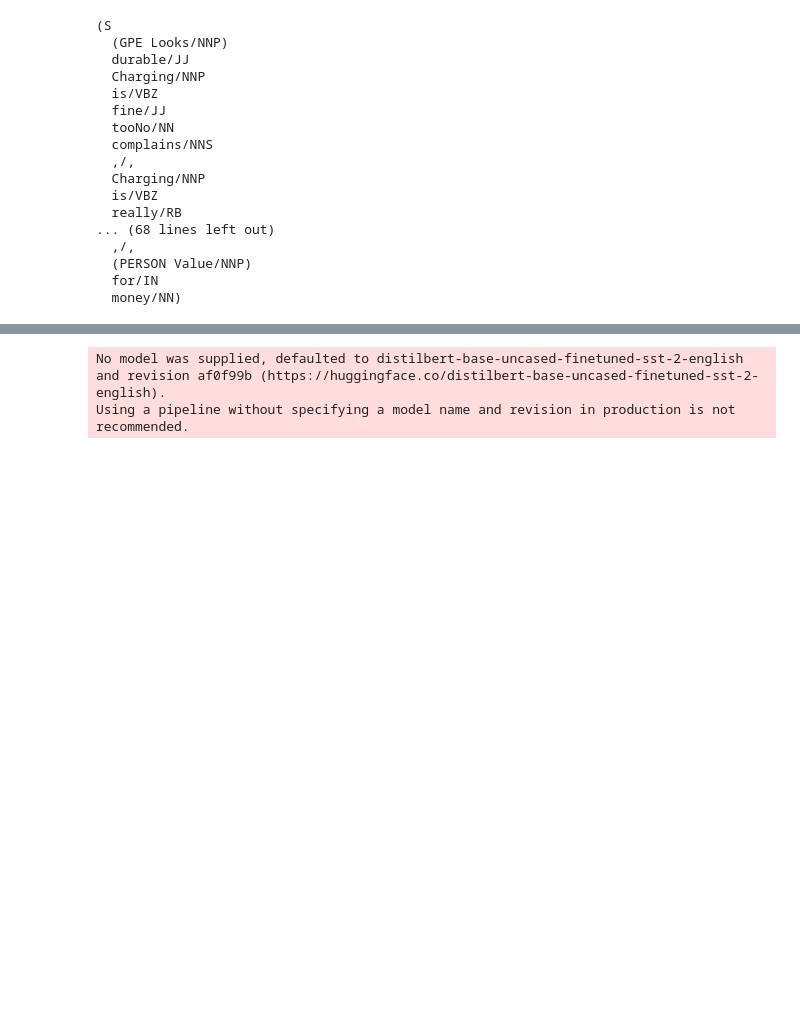
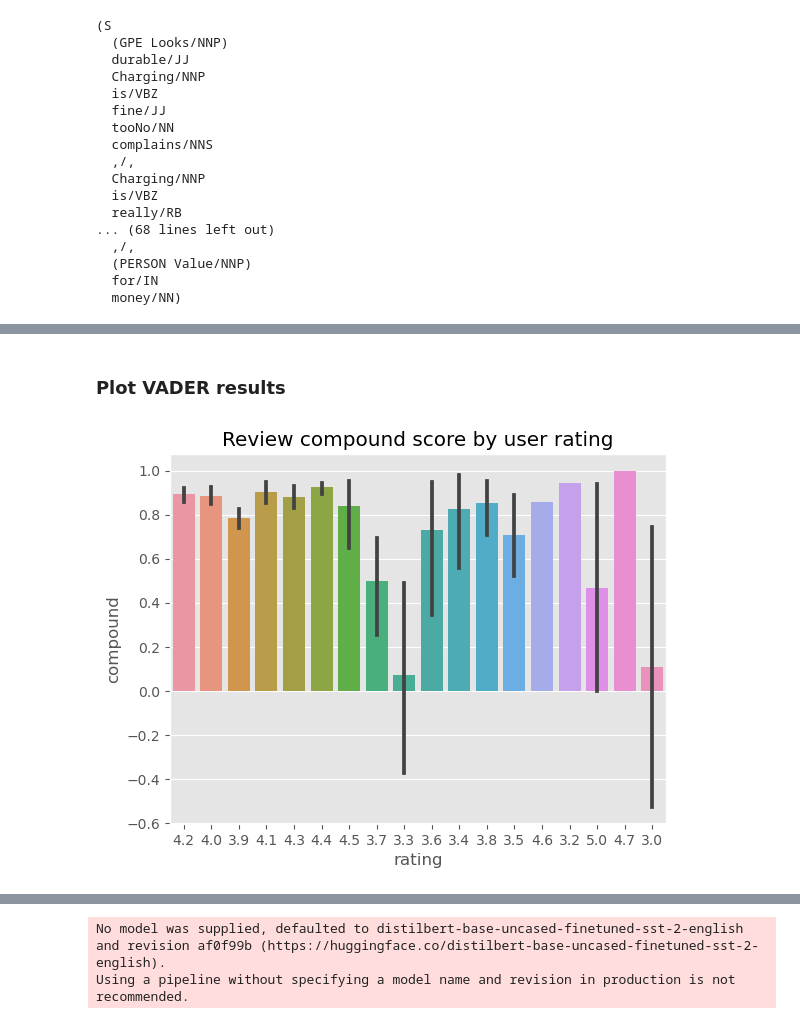
Before and after one commit to Anishmeka/CourseProject, a Jupyter notebook: 410_project.ipynb, the cells around one changed output, grey strips where cells are left out. Drawn from its saved outputs; the diff is of its cells as text; code cells hidden in the pictures; blank space fills up the shorter version.

Commit message:
vader model

```diff
--- a/410_project.ipynb
+++ b/410_project.ipynb
@@ -117,0 +125,5 @@ VADER (Valence Aware Dictionary and sEntiment Reasoner) - Bag of words approach
+# %%
+from nltk.sentiment import SentimentIntensityAnalyzer
+from tqdm.notebook import tqdm
+
+analyzer_obj = SentimentIntensityAnalyzer()
@@ -117,0 +144,12 @@ VADER (Valence Aware Dictionary and sEntiment Reasoner) - Bag of words approach
+# %%
+# Get the polarity scores for the entire dataset
+results = {}
+for idx, row in tqdm(df.iterrows(), total=len(df)):
+    d = analyzer_obj.polarity_scores(row['review_content'])
+    d['review_id'] = row['review_id']
+    results[idx] = d
+# %%
+# convert sentiment scores to pandas dataframe
+
+vaders_df = pd.DataFrame(results).T
+vaders_df.head()
@@ -117,0 +163,5 @@ VADER (Valence Aware Dictionary and sEntiment Reasoner) - Bag of words approach
+# %%
+# combine sentiment scoring with metadata
+
+vaders_df = vaders_df.merge(df, how="left")
+vaders_df.head()
@@ -117,0 +175,2 @@ VADER (Valence Aware Dictionary and sEntiment Reasoner) - Bag of words approach
+# %% [markdown]
+### Plot VADER results
@@ -117,0 +179,9 @@ VADER (Valence Aware Dictionary and sEntiment Reasoner) - Bag of words approach
+# %%
+import matplotlib.pyplot as plt
+import seaborn as sns
+
+ax = sns.barplot(data=vaders_df.head(1000), x='rating', y='compound')
+ax.set_title('Review compound score by user rating')
+plt.show()
+# %% [output]
+[figure, added]
```
Also changed, not shown: parts of 18 cells of this notebook.
